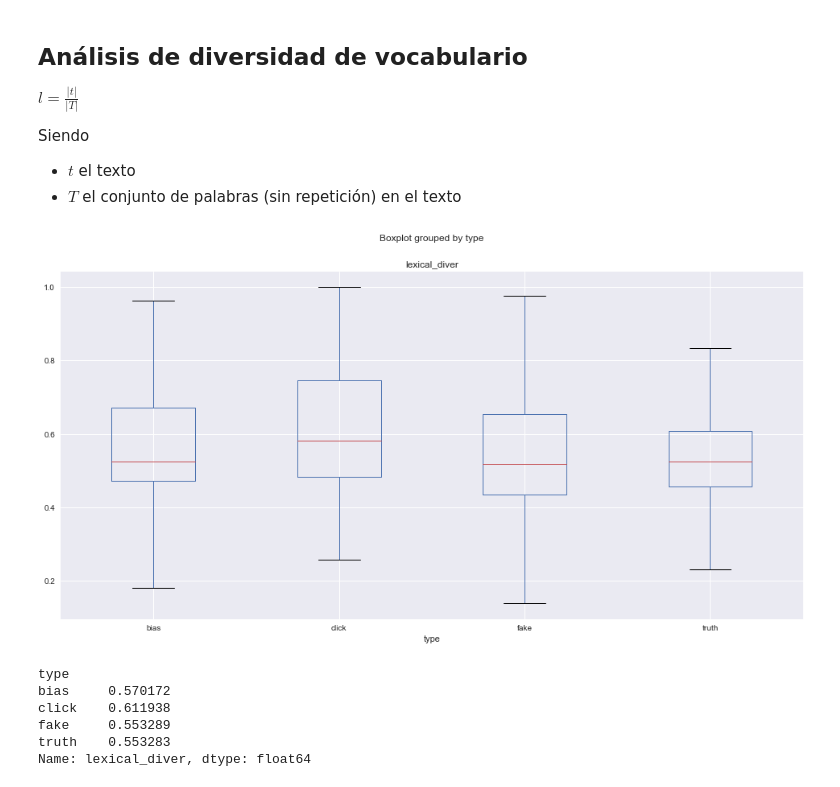
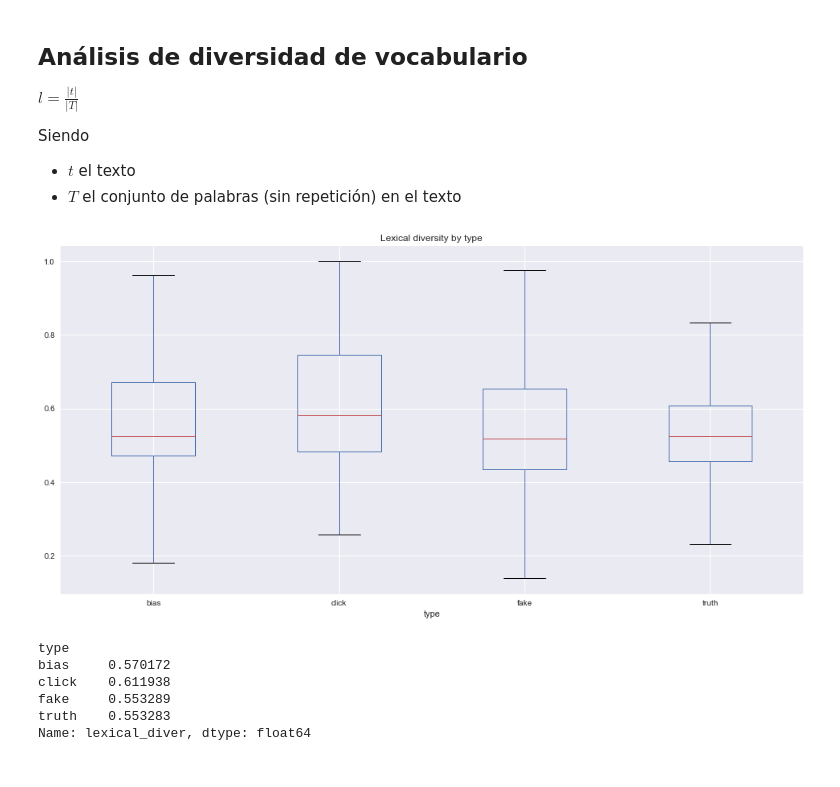
Before and after one commit to AIRLegend/fakenews, a Jupyter notebook: notebooks/data_analysis/Data_analysis-FNC.ipynb, the cells around one changed output. Saved outputs shown, nothing was run; the diff lists cells and outputs as text; code cells hidden in the pictures.

```diff
--- a/notebooks/data_analysis/Data_analysis-FNC.ipynb
+++ b/notebooks/data_analysis/Data_analysis-FNC.ipynb
@@ -1071,10 +1076,12 @@ def percentage(count, total):
 news['lexical_diver'] = news.swifter.apply(lambda r: lexical_diversity(r['content']), axis=1)
 # %%
 fig, ax = plt.subplots(1,1, figsize=(16,8))
-news.boxplot(column=['lexical_diver'], by='type', ax=ax, showfliers=False)
+ax = news.boxplot(column=['lexical_diver'], by='type', ax=ax, showfliers=False)
+ax.set_title("Lexical diversity by type")
+fig.suptitle("")
 plt.show()
 # %% [output]
-[figure, old version]
+[figure, new version]
 # %%
 news.groupby('type')['lexical_diver'].mean()
 # %% [output]
```
Also changed, not shown: parts of 3 cells of this notebook, 1 other file.
